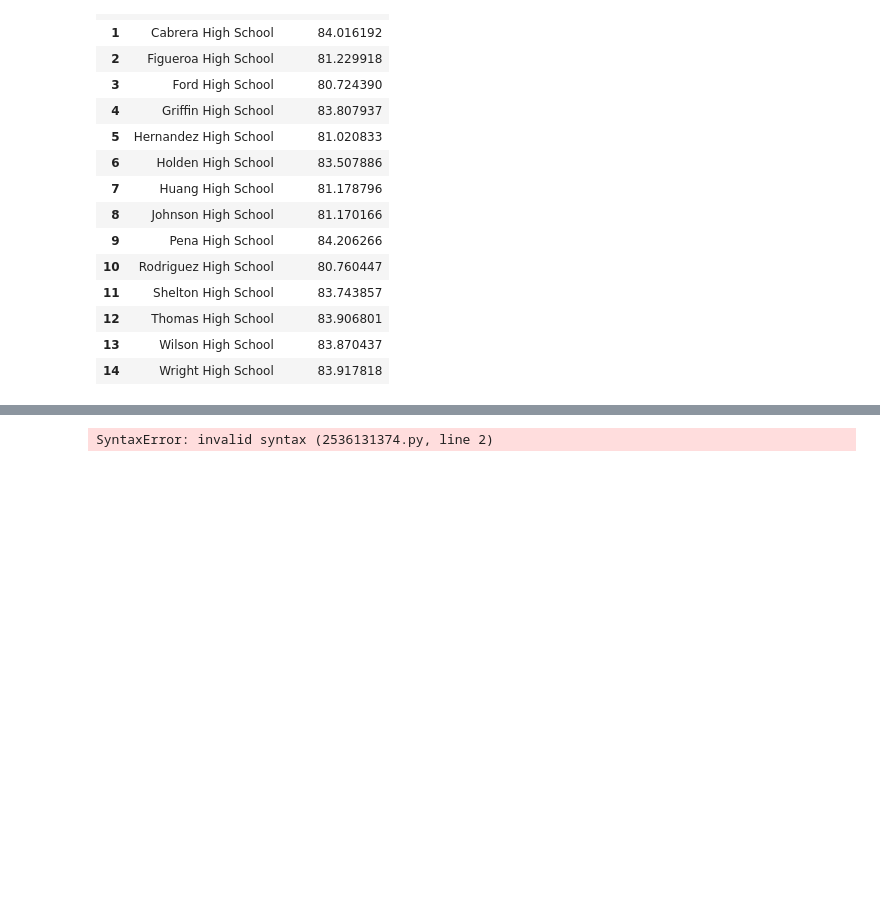
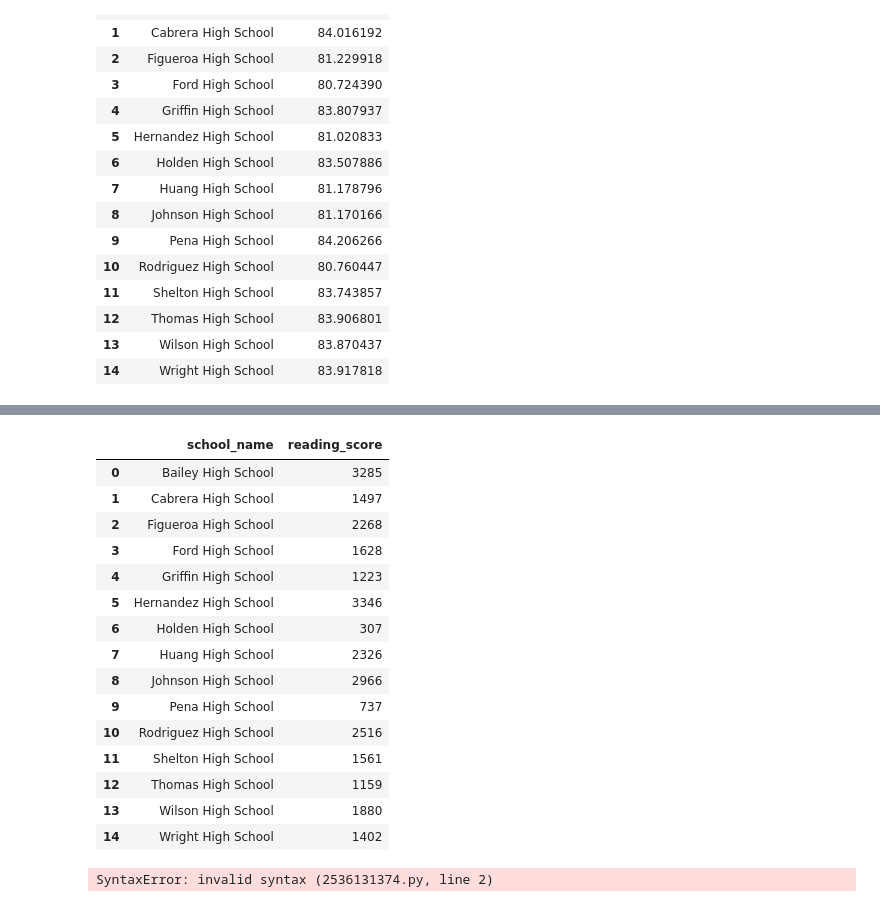
Before and after one commit to aglantzrbc/pandas-challenge, a Jupyter notebook: PyCitySchools/PyCitySchools.ipynb, the cells around one changed output, grey strips where cells are left out. Cells and saved outputs as stored; diff of their text form; code cells hidden in the pictures; blank space fills up the shorter version.

```diff
--- a/PyCitySchools/PyCitySchools.ipynb
+++ b/PyCitySchools/PyCitySchools.ipynb
@@ -167,7 +183,25 @@ school_students_passing_math =
 # %%
 # Calculate the number of students per school with reading scores of 70 or higher
-students_passing_reading =
-school_students_passing_reading =
+students_passing_reading = school_data_complete.loc[(school_data_complete["reading_score"] >= 70), :]
+school_students_passing_reading = (students_passing_reading.groupby("school_name", as_index=False)["reading_score"]).count()
+school_students_passing_reading
+# %% [output]
+|  | school_name | reading_score |
+| 0 | Bailey High School | 3285 |
+| 1 | Cabrera High School | 1497 |
+| 2 | Figueroa High School | 2268 |
+| 3 | Ford High School | 1628 |
+| 4 | Griffin High School | 1223 |
+| 5 | Hernandez High School | 3346 |
+| 6 | Holden High School | 307 |
+| 7 | Huang High School | 2326 |
+| 8 | Johnson High School | 2966 |
+| 9 | Pena High School | 737 |
+| 10 | Rodriguez High School | 2516 |
+| 11 | Shelton High School | 1561 |
+| 12 | Thomas High School | 1159 |
+| 13 | Wilson High School | 1880 |
+| 14 | Wright High School | 1402 |
 # %%
 # Use the provided code to calculate the number of students per school that passed both math and reading with scores of 70 or higher
 students_passing_math_and_reading = school_data_complete[
```
Also changed, not shown: parts of 3 cells of this notebook.
